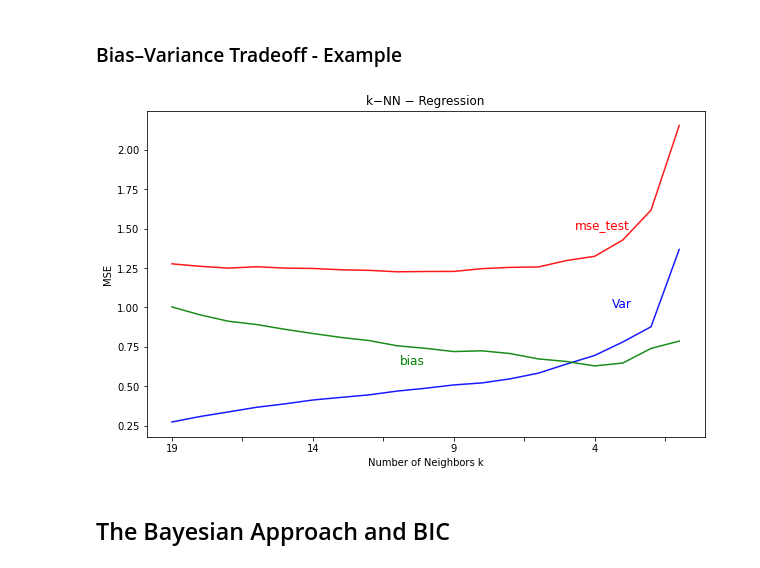
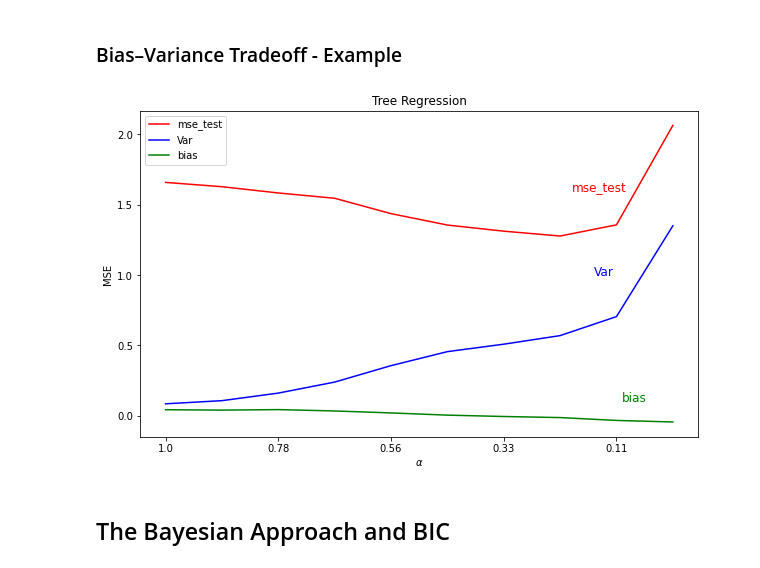
Before and after one commit to dante-cmd/machine_learning_models, a Jupyter notebook: 7.-model-assessment.ipynb, the cells around one changed output. Cells and saved outputs as stored; diff of their text form; code cells hidden in the pictures.

```diff
--- a/7.-model-assessment.ipynb
+++ b/7.-model-assessment.ipynb
@@ -99,3 +102,6 @@ model_eval_pivot_tab.sort_index(axis=0, inplace=True)
+# %%
+model_eval_pivot_tab = model_eval_pivot_tab.sort_index(ascending=False)
+model_eval_pivot_tab.index = model_eval_pivot_tab.index.astype(str)
 # %%
 fig, ax = plt.subplots(figsize = (10, 7) )
 for mse_name in ['mse_test', 'mse_train']:
@@ -216,7 +232,7 @@ $$ = \sigma_{\epsilon}^2  +  [ f(x_0)  - \frac{1}{k} \sum_{l=1}^{k} f(x_l)] + \f
 # %%
 from collections import namedtuple
 
-mse_model = namedtuple('mse_model', ['mse_test','Var', 'bias' ,'n_neighbors'])
+mse_model = namedtuple('mse_model', ['mse_test','Var', 'bias' ,'ccp_alpha'])
 # %%
 model_eval_to_frame = []
 
@@ -252,22 +263,29 @@ model_eval_pivot_tab.index = model_eval_pivot_tab.index.astype(str)
+# %%
+model_eval = pd.DataFrame(model_eval_to_frame)
+model_eval_mean = model_eval.groupby(
+    'ccp_alpha'
+)[['mse_test', 'Var', 'bias']].mean()
+# %%
+model_eval_mean = model_eval_mean.sort_index(ascending=False)
+model_eval_mean.index = np.round(model_eval_mean.index, 2)
+model_eval_mean.index = model_eval_mean.index.astype(str)
 # %%
-fig, ax = plt.subplots(figsize = (10, 6) )
+colors = ['r', 'b', 'g']
+ax = model_eval_mean.plot(
+    figsize=(10, 6),
+    lw = 1.5,
+    color = colors)
 
-colors = ['r', 'b', 'g']
-var_bias =['mse_test', 'Var', 'bias']
+ax.set(xlabel = r'$\alpha$', ylabel = 'MSE', title = 'Tree Regression')
 
-for color, mse_name in zip(colors, var_bias):
-    to_plot = model_eval_pivot_tab[mse_name].mean(axis=1)
-    to_plot.name = mse_name
-    to_plot.plot(ax =ax, color = color, alpha = 0.9, legend = False)
+ubis = [(7.2, 1.6), (7.6, 1), (8.1, 0.1)]
 
-ax.set(xlabel = 'Number of Neighbors k', ylabel = 'MSE', title = 'k−NN − Regression')
+columns = model_eval_mean.columns.to_list()
 
-ubis = [(14.3, 1.5), (15.6, 1), (8.1, 0.64)]
-
-for color, mse_name, ubi in zip(colors, var_bias, ubis):
+for color, mse_name, ubi in zip(colors, columns, ubis):
     ax.text(*ubi, mse_name, fontsize = 12, color = color)
 # %% [output]
-[figure, old version]
+[figure, new version]
 # %% [markdown]
 ## The Bayesian Approach and BIC
 # %% [markdown]
```
Also changed, not shown: parts of 14 cells of this notebook, 4 other files.
